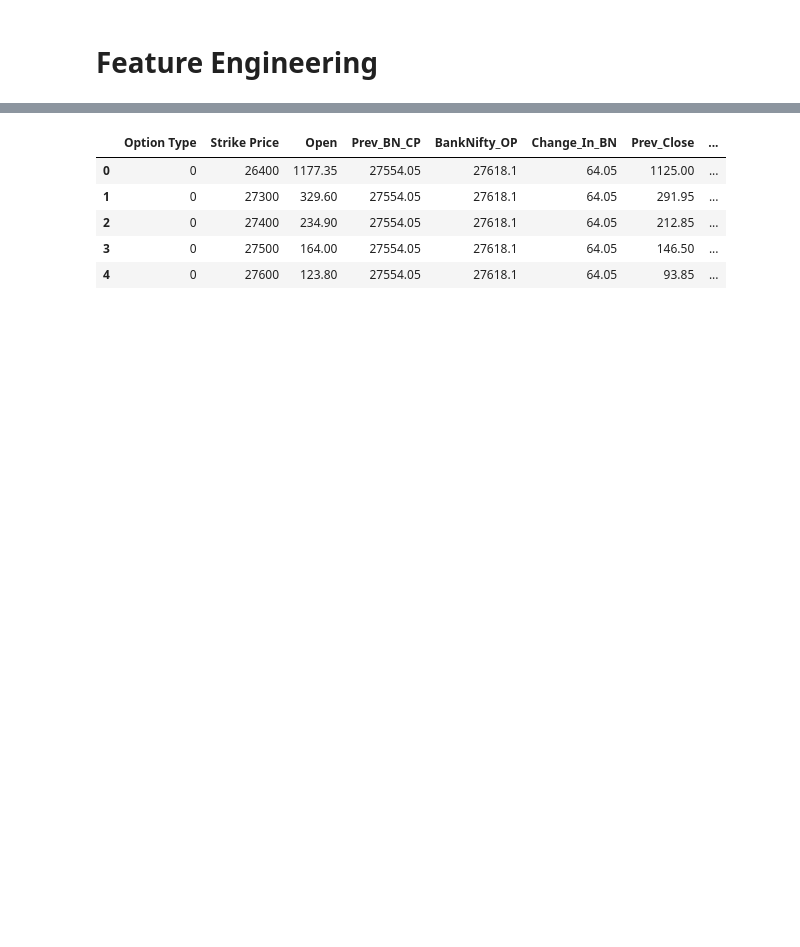
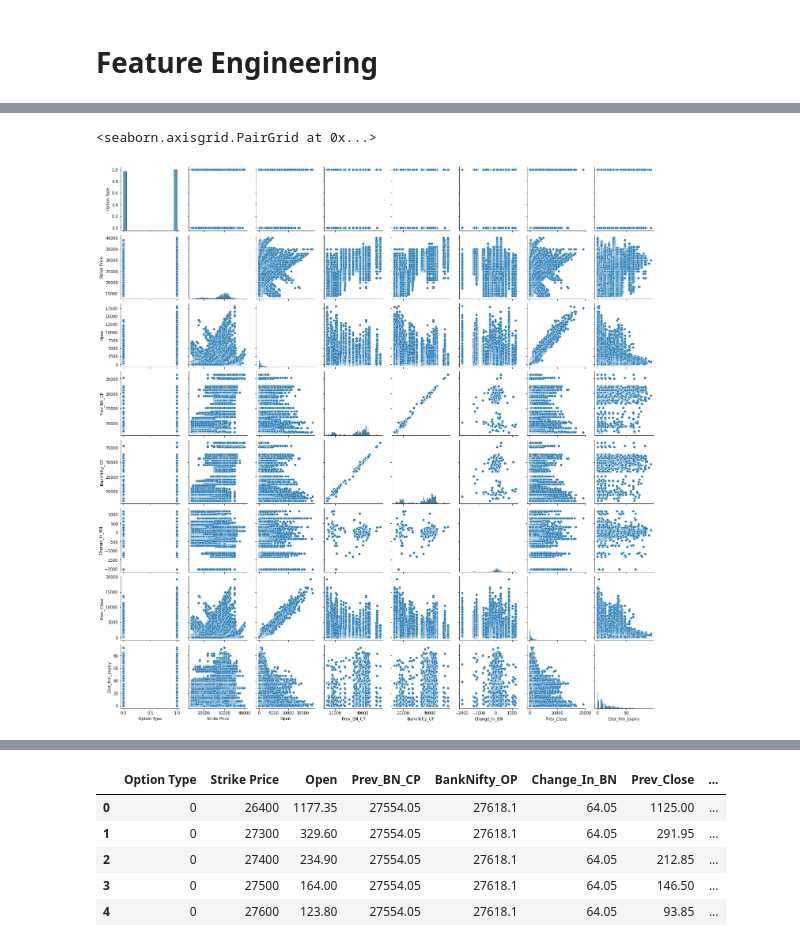
Before and after one commit to imakshaysoni/Option-Predictor-Pro, a Jupyter notebook: NiftyBank Option Prediction Model.ipynb, the cells around one changed output, grey strips where cells are left out. Saved outputs shown, nothing was run; the diff lists cells and outputs as text; code cells hidden in the pictures; blank space fills up the shorter version.

```diff
--- a/NiftyBank Option Prediction Model.ipynb
+++ b/NiftyBank Option Prediction Model.ipynb
@@ -178,0 +244,6 @@ df.drop(['Date','Expiry'],axis=1,inplace=True)
+# %%
+sns.pairplot(df)
+#Graphical Representation of Correlation between all the features
+# %% [output]
+<seaborn.axisgrid.PairGrid at 0x...>
+[figure, added]
```
Also changed, not shown: parts of 129 cells of this notebook, 4 other files.
